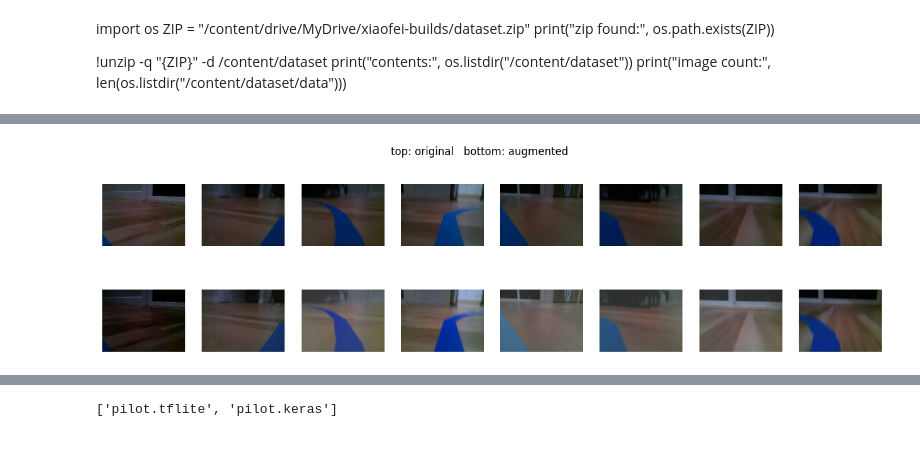
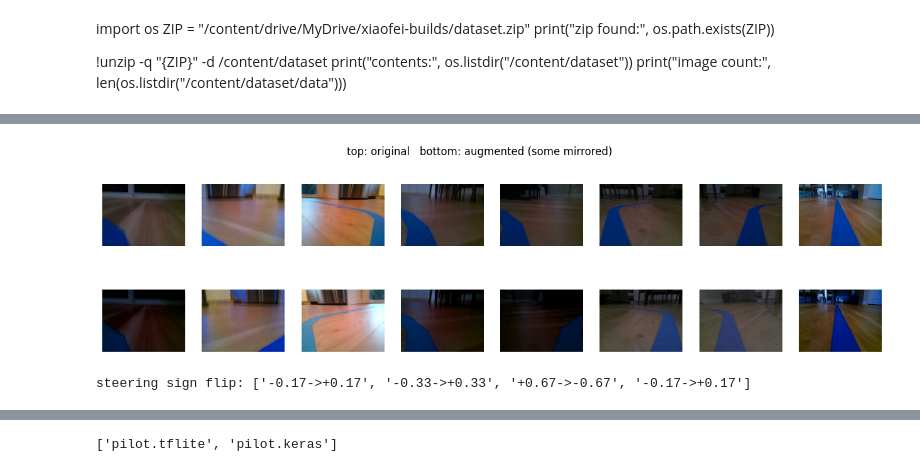
Before and after one commit to xiaofei-builds/self-driving-rover, a Jupyter notebook: notebooks/train_pilotnet.ipynb, the cells around one changed output, grey strips where cells are left out. Saved outputs shown, nothing was run; the diff lists cells and outputs as text; code cells hidden in the pictures.

Commit message:
Added flip augmentation

```diff
--- a/notebooks/train_pilotnet.ipynb
+++ b/notebooks/train_pilotnet.ipynb
@@ -126,21 +125,32 @@ Model: "sequential_2"
  Non-trainable params: 0 (0.00 B)
 # %%
 import tensorflow as tf, matplotlib.pyplot as plt
+
 def augment(img, label):
     img = tf.image.random_brightness(img, 0.2)      # exposure
     img = tf.image.random_contrast(img, 0.8, 1.2)   # contrast
     img = tf.image.random_saturation(img, 0.7, 1.3) # color intensity
     img = tf.image.random_hue(img, 0.03)            # color temperature
-    return tf.clip_by_value(img, 0.0, 1.0), label
+    img = tf.clip_by_value(img, 0.0, 1.0)
+    # NEW: coordinated horizontal flip + steering sign flip
+    do_flip = tf.random.uniform([]) < 0.5
+    img   = tf.cond(do_flip, lambda: tf.image.flip_left_right(img), lambda: img)
+    label = tf.cond(do_flip, lambda: -label, lambda: label)
+    return img, label
 
 s = Xtr[:8]
 fig, ax = plt.subplots(2, 8, figsize=(16, 4))
 for i in range(8):
     ax[0,i].imshow(s[i]); ax[0,i].axis('off')
-    ax[1,i].imshow(augment(tf.constant(s[i]), 0.0)[0]); ax[1,i].axis('off')
-plt.suptitle('top: original   bottom: augmented'); plt.show()
+    ax[1,i].imshow(augment(tf.constant(s[i]), tf.constant(0.0))[0]); ax[1,i].axis('off')
+plt.suptitle('top: original   bottom: augmented (some mirrored)'); plt.show()
+plt.show()
+
+# sanity check the label math: mirroring must negate steering
+print("steering sign flip:", [f"{ytr[i]:+.2f}->{-ytr[i]:+.2f}" for i in range(4)])
 # %% [output]
-[figure, old version]
+[figure, new version]
+steering sign flip: ['-0.17->+0.17', '-0.33->+0.33', '+0.67->-0.67', '-0.17->+0.17']
 # %%
 AUTOTUNE = tf.data.AUTOTUNE
 train_ds = (tf.data.Dataset.from_tensor_slices((Xtr, ytr))
```
Also changed, not shown: parts of 10 cells of this notebook.
